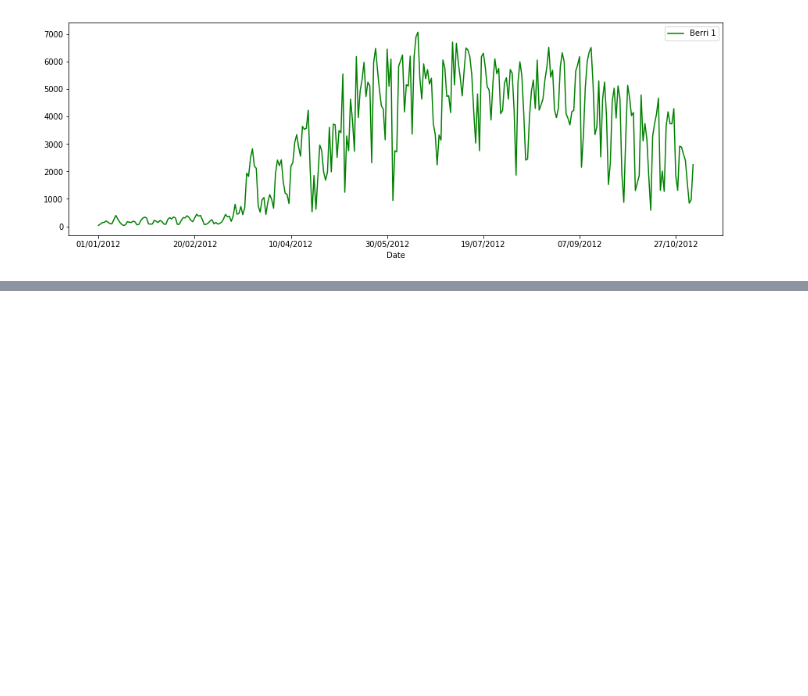
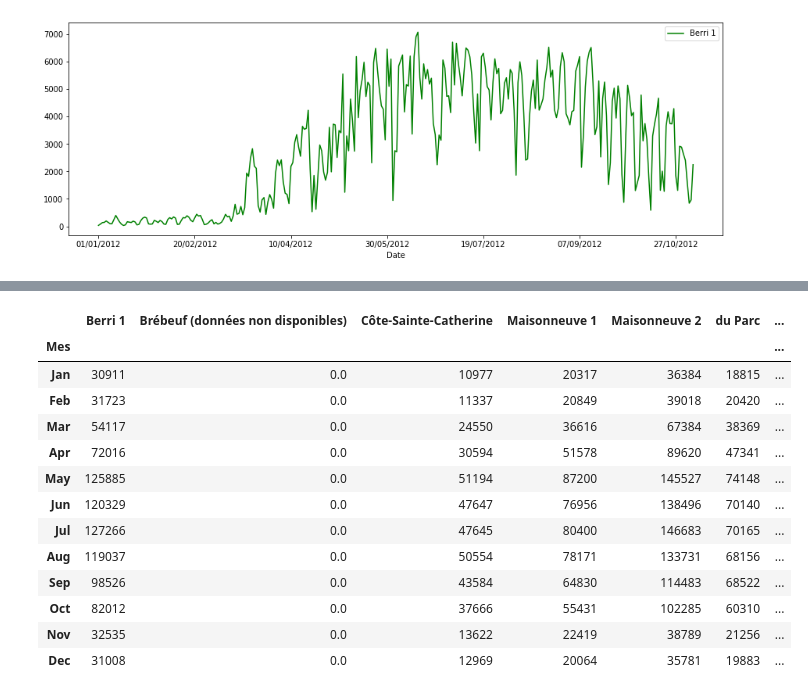
Before and after one commit to mcd-unison/prog-ejemplo, a Jupyter notebook: Examen Muestra Programación - Postgrado Ciencia de Datos .ipynb, the cells around one changed output, grey strips where cells are left out. Drawn from its saved outputs; the diff is of its cells as text; code cells hidden in the pictures; blank space fills up the shorter version.

```diff
--- a/Examen Muestra Programación - Postgrado Ciencia de Datos .ipynb
+++ b/Examen Muestra Programación - Postgrado Ciencia de Datos .ipynb
@@ -50,0 +71,28 @@ bikesBD.plot(kind='line', x="Date", y="Berri 1", color="green", figsize=(15,5))
+# %%
+#Crenado una nueva tabla Agrupando por fecha mes y sumando los datos de las otras columnas
+bikesBDMonth = bikesBD.groupby(bikesBD["Date"].dt.month).sum()
+# %%
+# generando una columna nueva llamada "Mes"
+bikesBDMonth["Mes"] = bikesBDMonth.index
+# %%
+# cambiando el numero de mes por su nombre
+bikesBDMonth["Mes"] = bikesBDMonth["Mes"].apply(lambda x: calendar.month_abbr[x])
+# %%
+bikesBDMonth.set_index('Mes', inplace=True) #colocando la columna "Mes", como nuevo index
+# %%
+bikesBDMonth #Mostrando la tabla bikesBDMonth
+# %% [output]
+|  | Berri 1 | Brébeuf (données non disponibles) | Côte-Sainte-Catherine | Maisonneuve 1 | Maisonneuve 2 | du Parc | ... |
+| Mes |  |  |  |  |  |  | ... |
+| Jan | 30911 | 0.0 | 10977 | 20317 | 36384 | 18815 | ... |
+| Feb | 31723 | 0.0 | 11337 | 20849 | 39018 | 20420 | ... |
+| Mar | 54117 | 0.0 | 24550 | 36616 | 67384 | 38369 | ... |
+| Apr | 72016 | 0.0 | 30594 | 51578 | 89620 | 47341 | ... |
+| May | 125885 | 0.0 | 51194 | 87200 | 145527 | 74148 | ... |
+| Jun | 120329 | 0.0 | 47647 | 76956 | 138496 | 70140 | ... |
+| Jul | 127266 | 0.0 | 47645 | 80400 | 146683 | 70165 | ... |
+| Aug | 119037 | 0.0 | 50554 | 78171 | 133731 | 68156 | ... |
+| Sep | 98526 | 0.0 | 43584 | 64830 | 114483 | 68522 | ... |
+| Oct | 82012 | 0.0 | 37666 | 55431 | 102285 | 60310 | ... |
+| Nov | 32535 | 0.0 | 13622 | 22419 | 38789 | 21256 | ... |
+| Dec | 31008 | 0.0 | 12969 | 20064 | 35781 | 19883 | ... |
```
Also changed, not shown: parts of 3 cells of this notebook.
